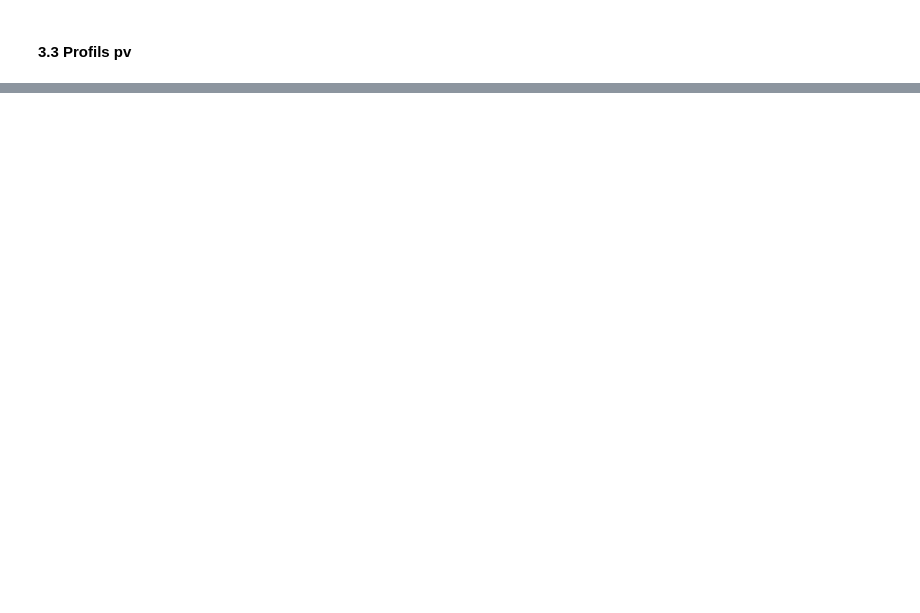
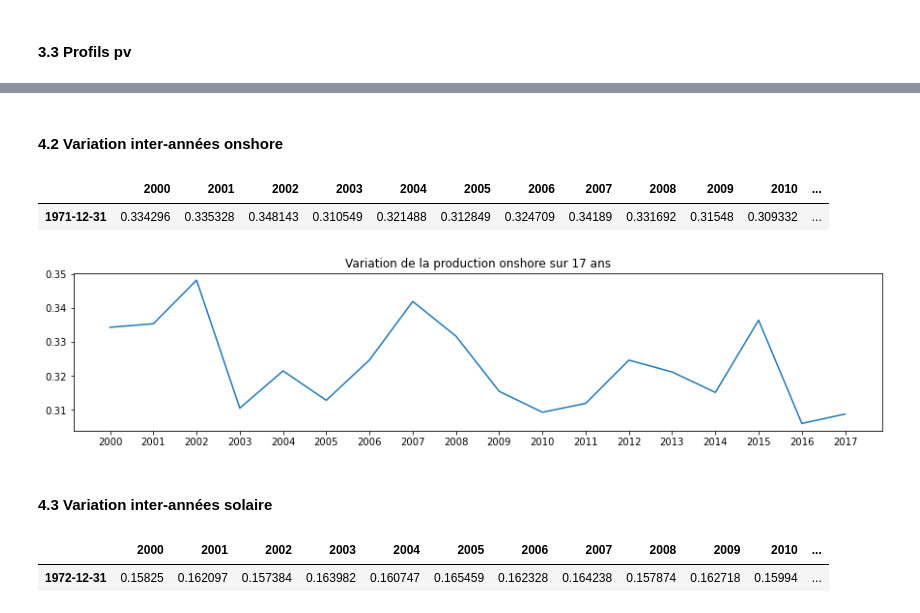
Before and after one commit to AmandineCapitaine/Projet_ENR, a Jupyter notebook: 6_profils_vre_dataframe.ipynb, the cells around one changed output, grey strips where cells are left out. Cells and saved outputs as stored; diff of their text form; code cells hidden in the pictures; blank space fills up the shorter version.

```diff
--- a/6_profils_vre_dataframe.ipynb
+++ b/6_profils_vre_dataframe.ipynb
@@ -250,0 +318,5 @@ plt.show()
+# %%
+profils_on_17.columns = ["2000", "2001", "2002", "2003", "2004", "2005", "2006", "2007", "2008", "2009", "2010", "2011", "2012", "2013", "2014", "2015", "2016", "2017"]
+profils_on_17.index = pd.to_datetime(profils_on_17.index, unit='h')
+profils_pv_17.columns = ["2000", "2001", "2002", "2003", "2004", "2005", "2006", "2007", "2008", "2009", "2010", "2011", "2012", "2013", "2014", "2015", "2016", "2017"]
+profils_pv_17.index = pd.to_datetime(profils_pv_17.index, unit='h')
@@ -250,0 +343,28 @@ plt.show()
+# %% [markdown]
+#### 4.2 Variation inter-années onshore
+# %%
+profils_on_year = profils_on_17.resample('Y').mean()  # Y : moyenne de la production sur l'annee
+profils_on_year.head()
+# %% [output]
+|  | 2000 | 2001 | 2002 | 2003 | 2004 | 2005 | 2006 | 2007 | 2008 | 2009 | 2010 | ... |
+| 1971-12-31 | 0.334296 | 0.335328 | 0.348143 | 0.310549 | 0.321488 | 0.312849 | 0.324709 | 0.34189 | 0.331692 | 0.31548 | 0.309332 | ... |
+# %%
+tab_ans_on = []
+ans = ["2000", "2001", "2002", "2003", "2004", "2005", "2006", "2007", "2008", "2009", "2010", "2011", "2012", "2013", "2014", "2015", "2016", "2017"]
+for an in ans:
+    tab_ans_on += [profils_on_year[an]]
+
+plt.figure(figsize=(15,3))
+plt.plot(ans, tab_ans_on)
+plt.title("Variation de la production onshore sur 17 ans")
+plt.show()
+# %% [output]
+[figure, added]
+# %% [markdown]
+#### 4.3 Variation inter-années solaire
+# %%
+profils_pv_year = profils_pv_17.resample('Y').mean()  # M : moyenne de la production par mois
+profils_pv_year.head()
+# %% [output]
+|  | 2000 | 2001 | 2002 | 2003 | 2004 | 2005 | 2006 | 2007 | 2008 | 2009 | 2010 | ... |
+| 1972-12-31 | 0.15825 | 0.162097 | 0.157384 | 0.163982 | 0.160747 | 0.165459 | 0.162328 | 0.164238 | 0.157874 | 0.162718 | 0.15994 | ... |
```
Also changed, not shown: parts of 11 cells of this notebook.
